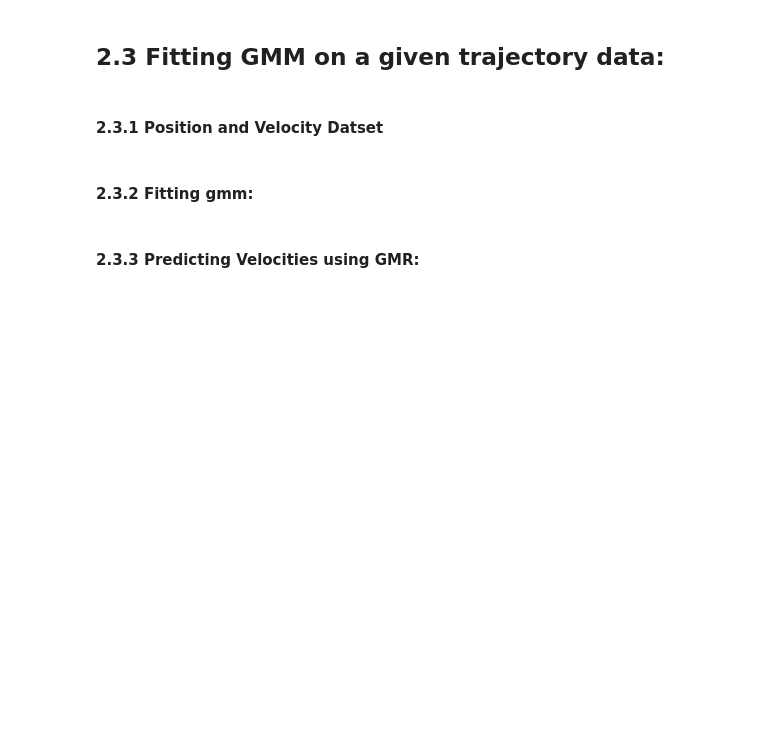
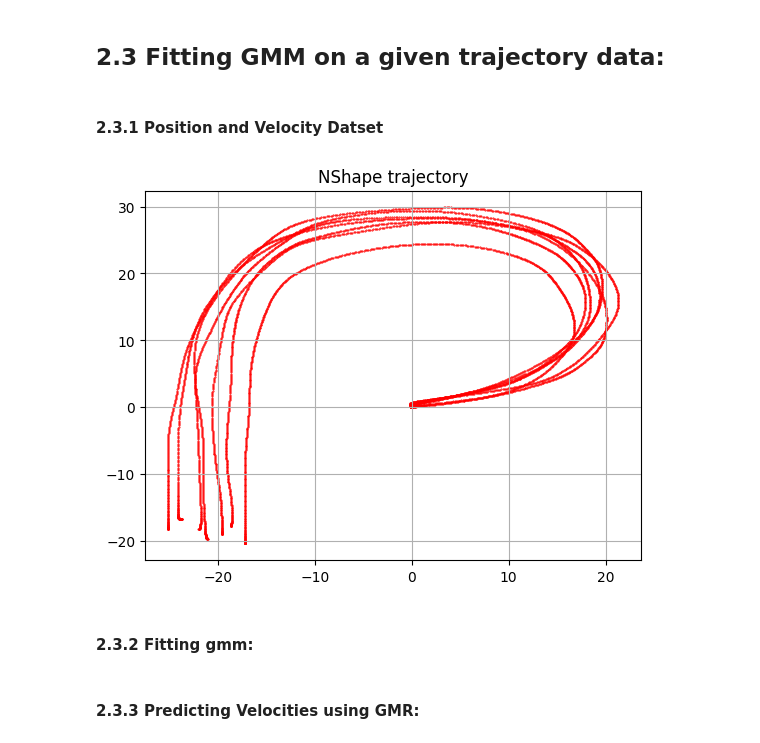
Before and after one commit to vbwanere/SEDS-in-Python, a Jupyter notebook: examples/GMR.ipynb, the cells around one changed output. Cells and saved outputs as stored; diff of their text form; code cells hidden in the pictures; blank space fills up the shorter version.

```diff
--- a/examples/GMR.ipynb
+++ b/examples/GMR.ipynb
@@ -181,4 +181,10 @@ traj_dynamics = get_traj_data('CShape')
 # plt.scatter(angle_dynamics[:, 0], angle_dynamics[:, 1], c='r', marker = '.', s=0.8)
+# %%
+plt.scatter(traj_dynamics[:, 0], traj_dynamics[:, 1], c='r', marker = '.', s=0.8)
+plt.title('NShape trajectory')
+plt.grid()
+# %% [output]
+[figure, added]
 # %% [markdown]
 #### 2.3.2 Fitting gmm:
 # %%
```
Also changed, not shown: parts of 23 cells of this notebook.
